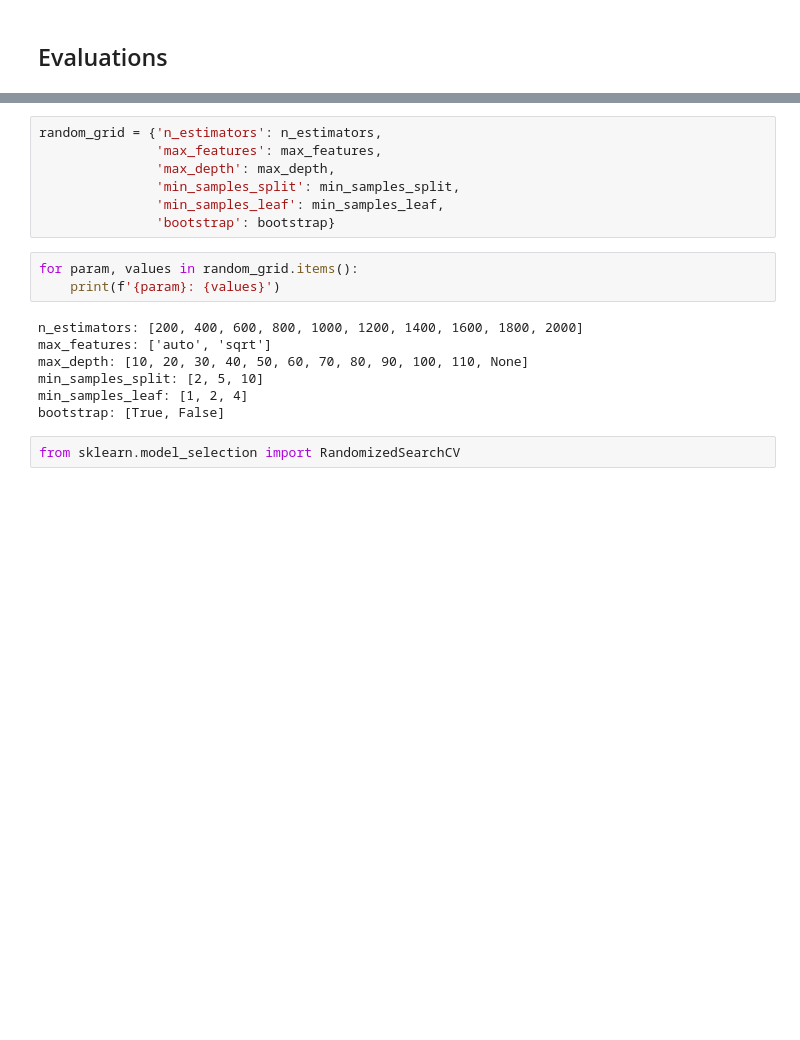
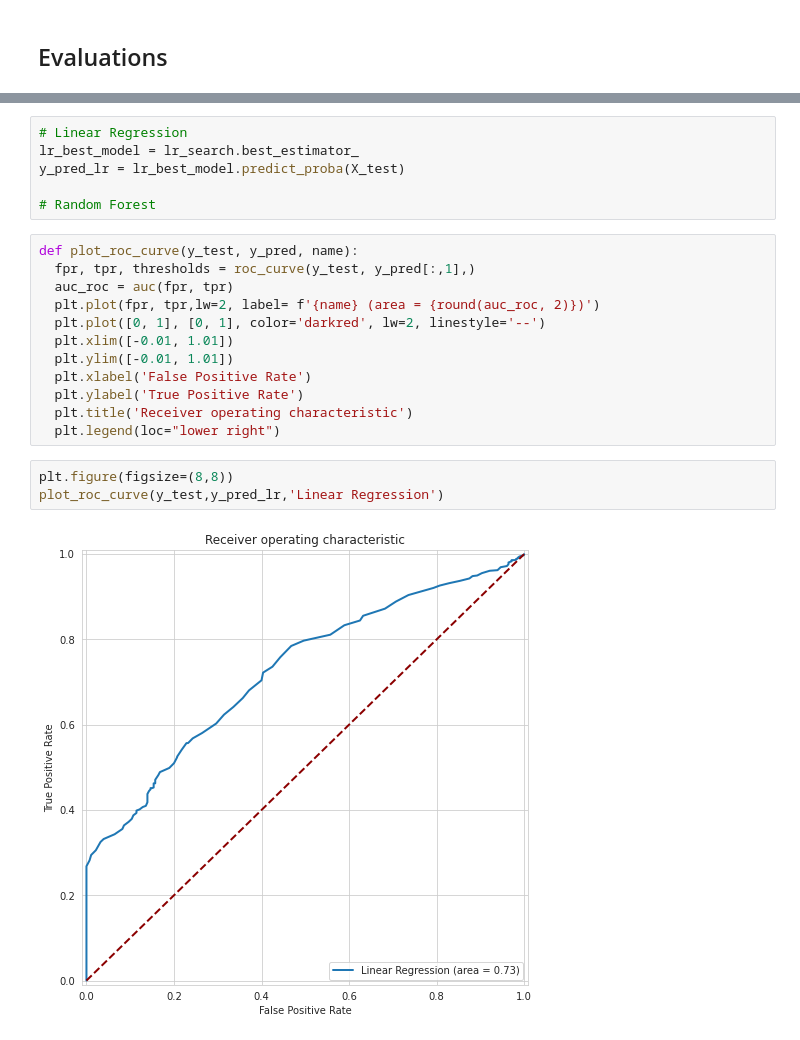
Before and after one commit to ebernatene/faire-ai, a Jupyter notebook: notebooks/FAIRE-AI.ipynb, the cells around one changed output, grey strips where cells are left out. Drawn from its saved outputs; the diff is of its cells as text; blank space fills up the shorter version.

```diff
--- a/notebooks/FAIRE-AI.ipynb
+++ b/notebooks/FAIRE-AI.ipynb
@@ -536,19 +499,23 @@ bootstrap = [True, False]# Create the random grid
-# %%
-random_grid = {'n_estimators': n_estimators,
-               'max_features': max_features,
-               'max_depth': max_depth,
-               'min_samples_split': min_samples_split,
-               'min_samples_leaf': min_samples_leaf,
-               'bootstrap': bootstrap}
-# %%
-for param, values in random_grid.items():
-    print(f'{param}: {values}')
-# %% [output]
-n_estimators: [200, 400, 600, 800, 1000, 1200, 1400, 1600, 1800, 2000]
-max_features: ['auto', 'sqrt']
-max_depth: [10, 20, 30, 40, 50, 60, 70, 80, 90, 100, 110, None]
-min_samples_split: [2, 5, 10]
-min_samples_leaf: [1, 2, 4]
-bootstrap: [True, False]
-# %%
-from sklearn.model_selection import RandomizedSearchCV
+# %%
+# Linear Regression
+lr_best_model = lr_search.best_estimator_
+y_pred_lr = lr_best_model.predict_proba(X_test)
+
+# Random Forest
+# %%
+def plot_roc_curve(y_test, y_pred, name):
+  fpr, tpr, thresholds = roc_curve(y_test, y_pred[:,1],)
+  auc_roc = auc(fpr, tpr)
+  plt.plot(fpr, tpr,lw=2, label= f'{name} (area = {round(auc_roc, 2)})')
+  plt.plot([0, 1], [0, 1], color='darkred', lw=2, linestyle='--')
+  plt.xlim([-0.01, 1.01])
+  plt.ylim([-0.01, 1.01])
+  plt.xlabel('False Positive Rate')
+  plt.ylabel('True Positive Rate')
+  plt.title('Receiver operating characteristic')
+  plt.legend(loc="lower right")
+# %%
+plt.figure(figsize=(8,8))
+plot_roc_curve(y_test,y_pred_lr,'Linear Regression')
+# %% [output]
+[figure, added]
```
Also changed, not shown: parts of 19 cells of this notebook.
